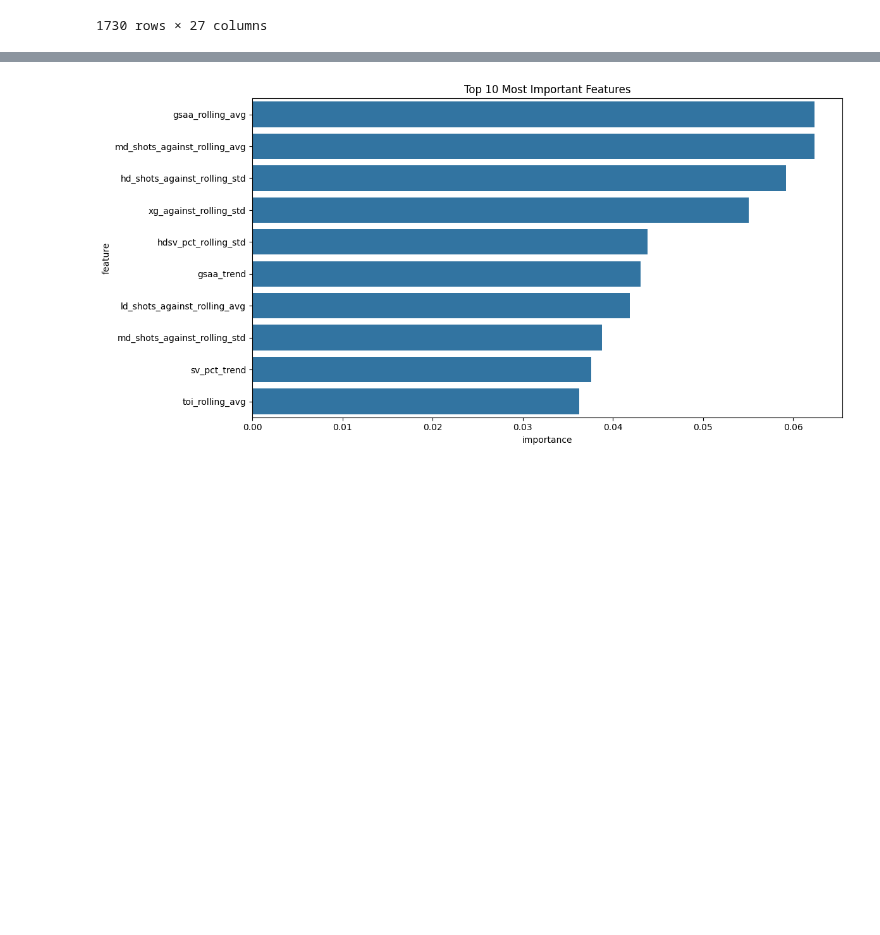
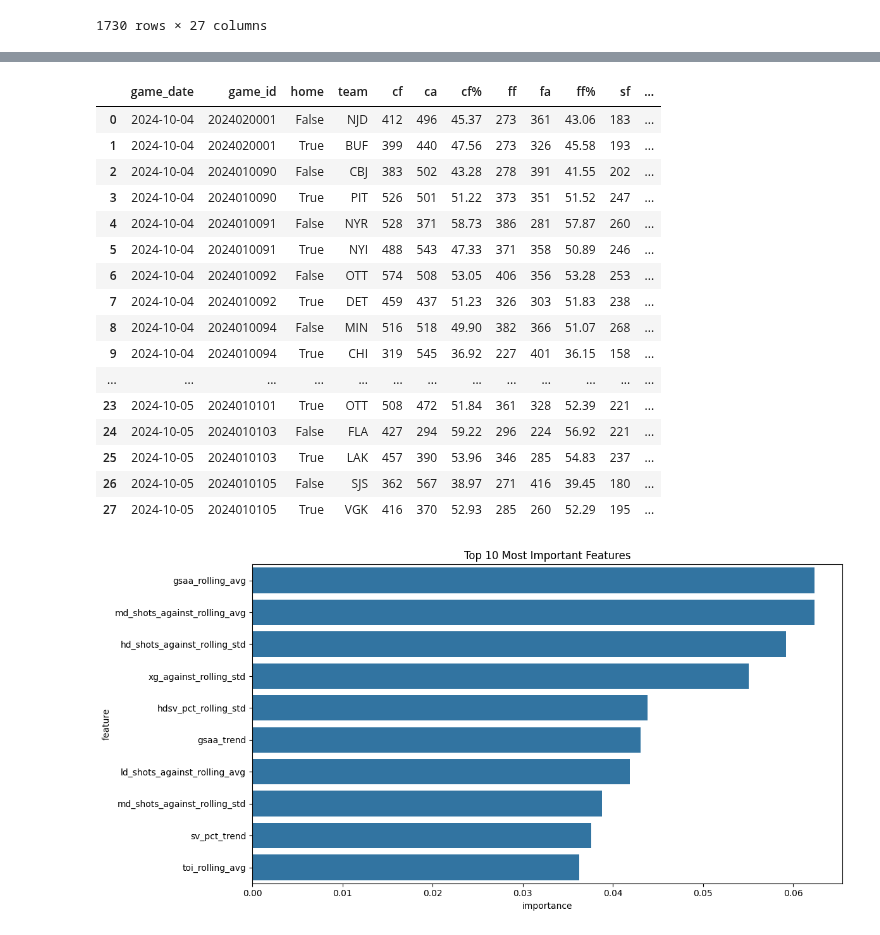
Before and after one commit to bwista/accurateshothelper, a Jupyter notebook: notebooks/goalie_eda.ipynb, the cells around one changed output, grey strips where cells are left out. Drawn from its saved outputs; the diff is of its cells as text; code cells hidden in the pictures; blank space fills up the shorter version.

```diff
--- a/notebooks/goalie_eda.ipynb
+++ b/notebooks/goalie_eda.ipynb
@@ -558,7 +591,6 @@ def process_matchups_for_date(input_date: str, last_n: int = None) -> pd.DataFra
 
         # Step 2: Get goalie stats for enrichment
         goalie_stats = get_goalie_stats(
-            start_date="2024-10-01",  # Adjust date range as needed
             end_date=input_date,
             table_name="goalie_stats_5v5"
         )
@@ -587,15 +619,6 @@ def process_matchups_for_date(input_date: str, last_n: int = None) -> pd.DataFra
             except Exception as e:
                 print(f"Error processing away team {away_team}: {e}")
 
-            # # Process home team
-            # try:
-            #     home_matchup = get_pregame_matchup_stats(input_date, home_team, last_n=last_n)
-            #     home_matchup = enrich_matchup_with_goalie_stats(home_matchup, goalie_stats)
-            #     home_matchup = get_matchup_goalie_results(home_matchup)
-            #     results.append(home_matchup)
-            # except Exception as e:
-            #     print(f"Error processing home team {home_team}: {e}")
-
         # Combine all results
         if results:
             final_df = pd.concat(results, ignore_index=True)
@@ -609,4 +632,4 @@ def process_matchups_for_date(input_date: str, last_n: int = None) -> pd.DataFra
         print(f"An error occurred during processing: {e}")
         raise
 # %%
-matchups = process_matchups_for_date('2024-12-10', last_n=15)
+# matchups = process_matchups_for_date('2024-12-10', last_n=15)
@@ -653,3 +726,23 @@ matchups
+# %%
+matchups_range
+# %% [output]
+|  | game_date | game_id | home | team | cf | ca | cf% | ff | fa | ff% | sf | ... |
+| 0 | 2024-10-04 | 2024020001 | False | NJD | 412 | 496 | 45.37 | 273 | 361 | 43.06 | 183 | ... |
+| 1 | 2024-10-04 | 2024020001 | True | BUF | 399 | 440 | 47.56 | 273 | 326 | 45.58 | 193 | ... |
+| 2 | 2024-10-04 | 2024010090 | False | CBJ | 383 | 502 | 43.28 | 278 | 391 | 41.55 | 202 | ... |
+| 3 | 2024-10-04 | 2024010090 | True | PIT | 526 | 501 | 51.22 | 373 | 351 | 51.52 | 247 | ... |
+| 4 | 2024-10-04 | 2024010091 | False | NYR | 528 | 371 | 58.73 | 386 | 281 | 57.87 | 260 | ... |
+| 5 | 2024-10-04 | 2024010091 | True | NYI | 488 | 543 | 47.33 | 371 | 358 | 50.89 | 246 | ... |
+| 6 | 2024-10-04 | 2024010092 | False | OTT | 574 | 508 | 53.05 | 406 | 356 | 53.28 | 253 | ... |
+| 7 | 2024-10-04 | 2024010092 | True | DET | 459 | 437 | 51.23 | 326 | 303 | 51.83 | 238 | ... |
+| 8 | 2024-10-04 | 2024010094 | False | MIN | 516 | 518 | 49.90 | 382 | 366 | 51.07 | 268 | ... |
+| 9 | 2024-10-04 | 2024010094 | True | CHI | 319 | 545 | 36.92 | 227 | 401 | 36.15 | 158 | ... |
+| ... | ... | ... | ... | ... | ... | ... | ... | ... | ... | ... | ... | ... |
+| 23 | 2024-10-05 | 2024010101 | True | OTT | 508 | 472 | 51.84 | 361 | 328 | 52.39 | 221 | ... |
+| 24 | 2024-10-05 | 2024010103 | False | FLA | 427 | 294 | 59.22 | 296 | 224 | 56.92 | 221 | ... |
+| 25 | 2024-10-05 | 2024010103 | True | LAK | 457 | 390 | 53.96 | 346 | 285 | 54.83 | 237 | ... |
+| 26 | 2024-10-05 | 2024010105 | False | SJS | 362 | 567 | 38.97 | 271 | 416 | 39.45 | 180 | ... |
+| 27 | 2024-10-05 | 2024010105 | True | VGK | 416 | 370 | 52.93 | 285 | 260 | 52.29 | 195 | ... |
 # %%
 def train_model(historical_data, window_size=10) -> Tuple[RandomForestRegressor, StandardScaler, dict]:
     """Train the model on historical goalie data and return evaluation metrics"""
```
Also changed, not shown: parts of 11 cells of this notebook.
